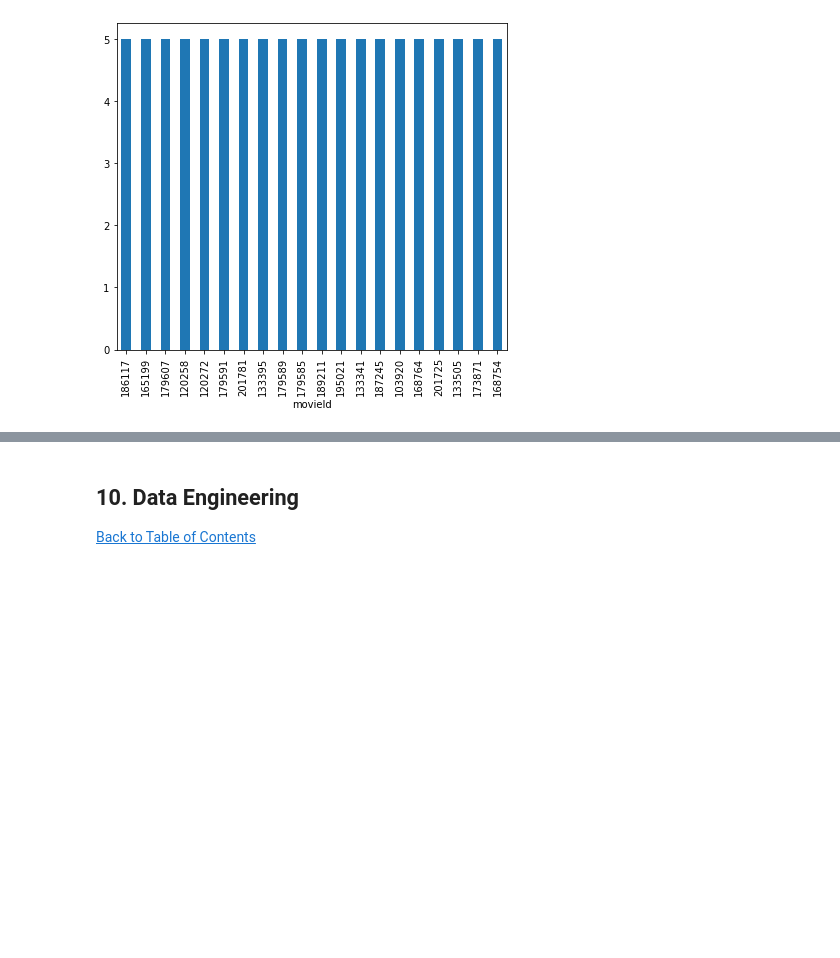
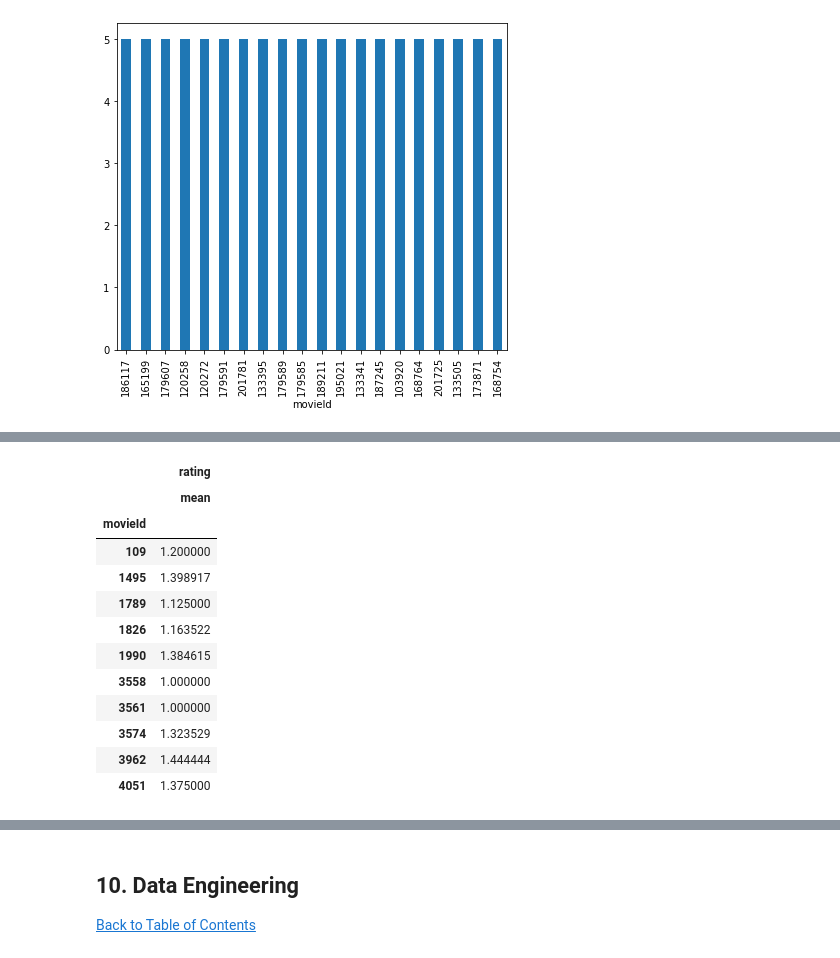
Before and after one commit to macchime/ES4_Unsupervised, a Jupyter notebook: TES4.ipynb, the cells around one changed output, grey strips where cells are left out. Drawn from its saved outputs; the diff is of its cells as text; code cells hidden in the pictures; blank space fills up the shorter version.

```diff
--- a/TES4.ipynb
+++ b/TES4.ipynb
@@ -482,0 +485,16 @@ low_rated_movies.head(20).plot(kind='bar', figsize=(7,5));
+# %%
+low_rated_movies.head(10)
+# %% [output]
+|  | rating |
+|  | mean |
+| movieId |  |
+| 109 | 1.200000 |
+| 1495 | 1.398917 |
+| 1789 | 1.125000 |
+| 1826 | 1.163522 |
+| 1990 | 1.384615 |
+| 3558 | 1.000000 |
+| 3561 | 1.000000 |
+| 3574 | 1.323529 |
+| 3962 | 1.444444 |
+| 4051 | 1.375000 |
```
Also changed, not shown: parts of 14 cells of this notebook.
